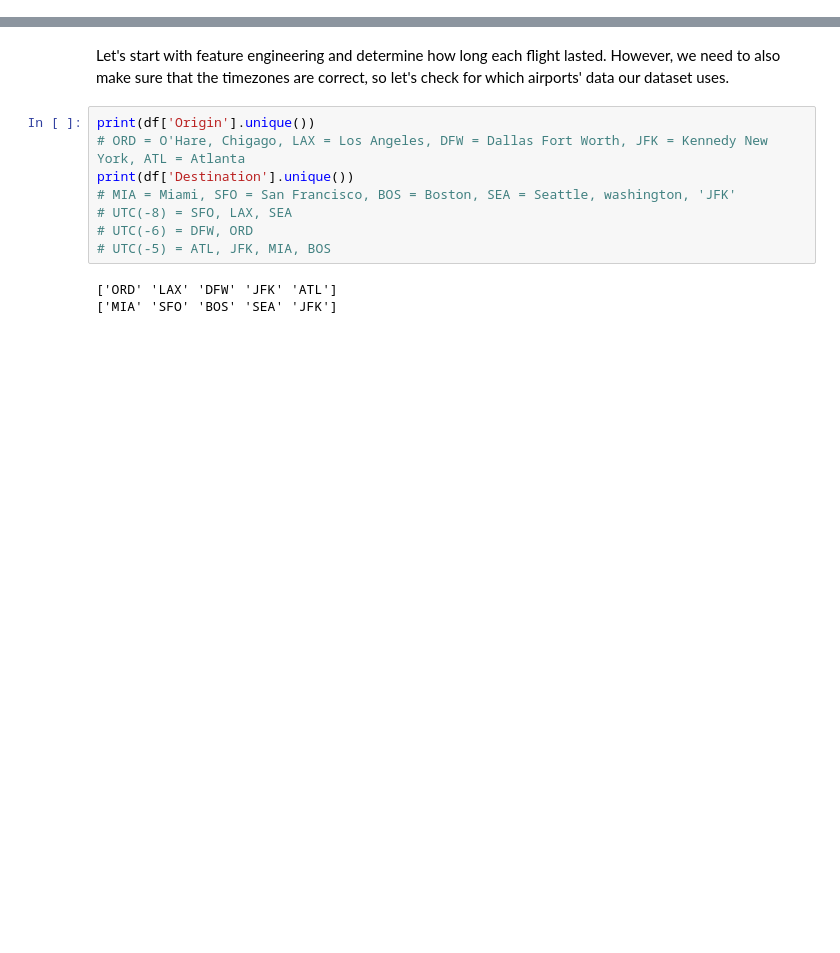
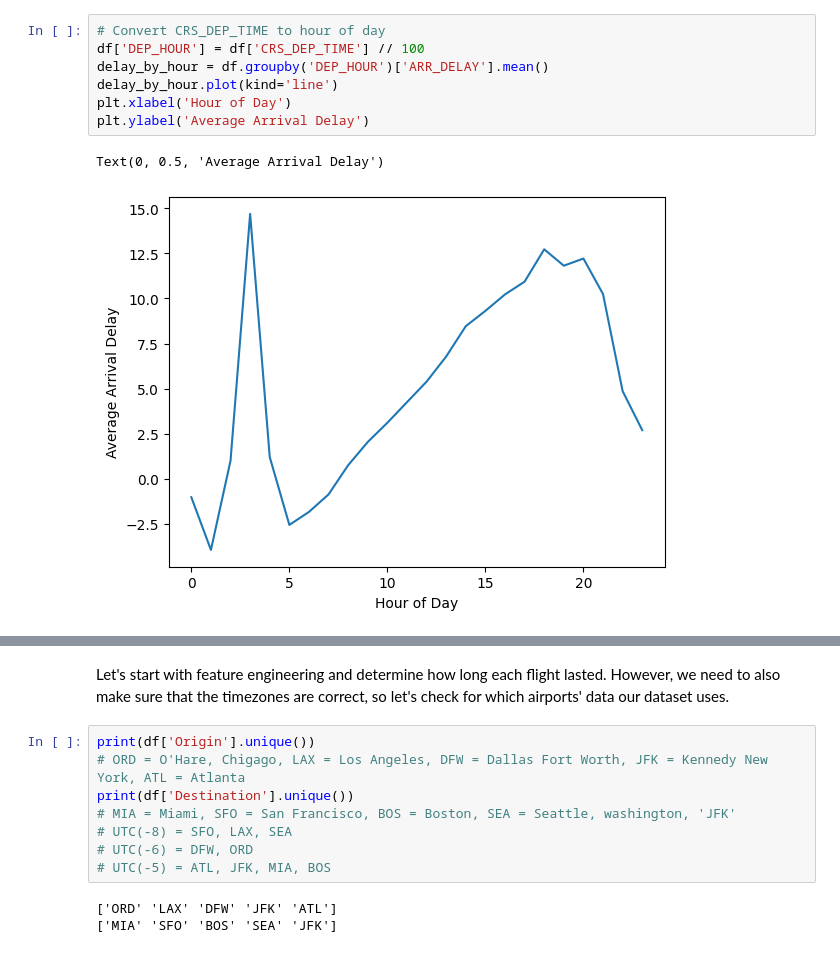
Before and after one commit to importb/predicting-flight-delays, a Jupyter notebook: Notebook_On_2015_dataset.ipynb, the cells around one changed output, grey strips where cells are left out. Saved outputs shown, nothing was run; the diff lists cells and outputs as text; blank space fills up the shorter version.

```diff
--- a/Notebook_On_2015_dataset.ipynb
+++ b/Notebook_On_2015_dataset.ipynb
@@ -88,0 +85,10 @@ Name: ARRIVAL_TIME, dtype: float64
+# %%
+# Convert CRS_DEP_TIME to hour of day
+df['DEP_HOUR'] = df['CRS_DEP_TIME'] // 100
+delay_by_hour = df.groupby('DEP_HOUR')['ARR_DELAY'].mean()
+delay_by_hour.plot(kind='line')
+plt.xlabel('Hour of Day')
+plt.ylabel('Average Arrival Delay')
+# %% [output]
+Text(0, 0.5, 'Average Arrival Delay')
+[figure, added]
```
Also changed, not shown: parts of 12 cells of this notebook, 1 other file.
